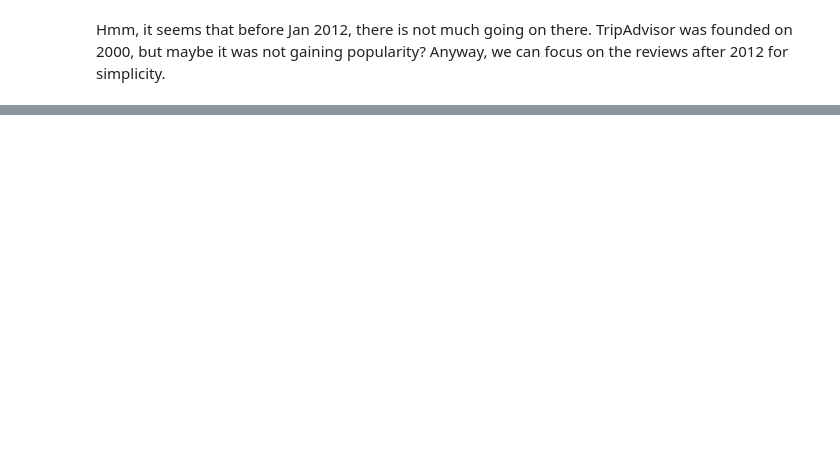
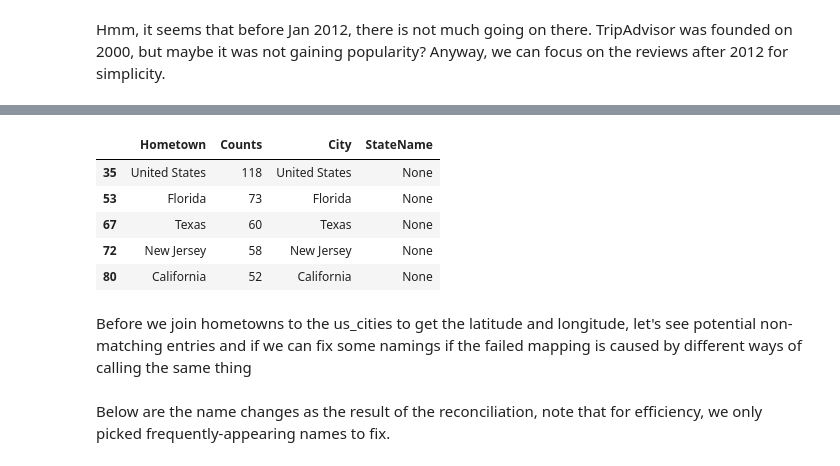
Before and after one commit to tonyychen/Projects, a Jupyter notebook: Portfolio Projects/TripAdvisor/Notebooks/3. ALL National Park Reviews Exploratory Analysis.ipynb, the cells around one changed output, grey strips where cells are left out. Saved outputs shown, nothing was run; the diff lists cells and outputs as text; code cells hidden in the pictures; blank space fills up the shorter version.

```diff
--- a/Portfolio Projects/TripAdvisor/Notebooks/3. National Park Reviews Exploratory Analysis.ipynb
+++ b/Portfolio Projects/TripAdvisor/Notebooks/3. ALL National Park Reviews Exploratory Analysis.ipynb
@@ -203,0 +277,17 @@ fig.show()
+# %%
+cities_coor = reviews.loc[:, 'Hometown'].value_counts() #get group counts based on Hometown
+cities_coor = cities_coor.reset_index()
+cities_coor.columns = ['Hometown', 'Counts']
+cities_coor['City'] = cities_coor['Hometown'].map(lambda x: x.split(',')[0])
+cities_coor['StateName'] = cities_coor['Hometown'].map(lambda x: x.split(',')[1].strip() if len(x.split(',')) > 1 else None)
+# %%
+#We have some incomplete/invalid entries here, but what we would do is that we would later let the inner join filter out these
+#entries as well as entries of countries other than the US
+cities_coor[cities_coor['StateName'].isna()].head()
+# %% [output]
+|  | Hometown | Counts | City | StateName |
+| 35 | United States | 118 | United States | None |
+| 53 | Florida | 73 | Florida | None |
+| 67 | Texas | 60 | Texas | None |
+| 72 | New Jersey | 58 | New Jersey | None |
+| 80 | California | 52 | California | None |
@@ -203,0 +306,2 @@ fig.show()
+# %% [markdown]
+Before we join hometowns to the us_cities to get the latitude and longitude, let's see potential non-matching entries and if we can fix some namings if the failed mapping is caused by different ways of calling the same thing
@@ -203,0 +313,2 @@ fig.show()
+# %% [markdown]
+Below are the name changes as the result of the reconciliation, note that for efficiency, we only picked frequently-appearing names to fix.
```
Also changed, not shown: parts of 16 cells of this notebook.
